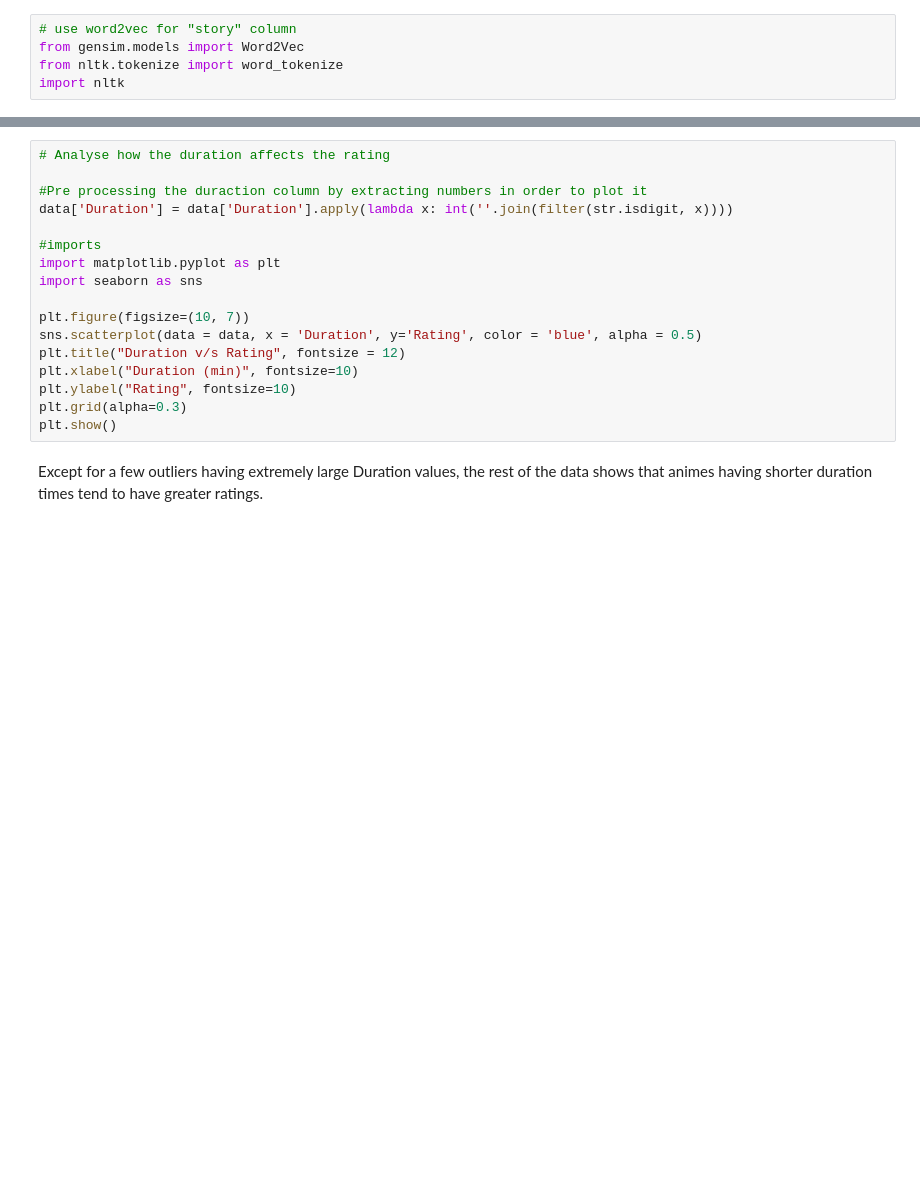
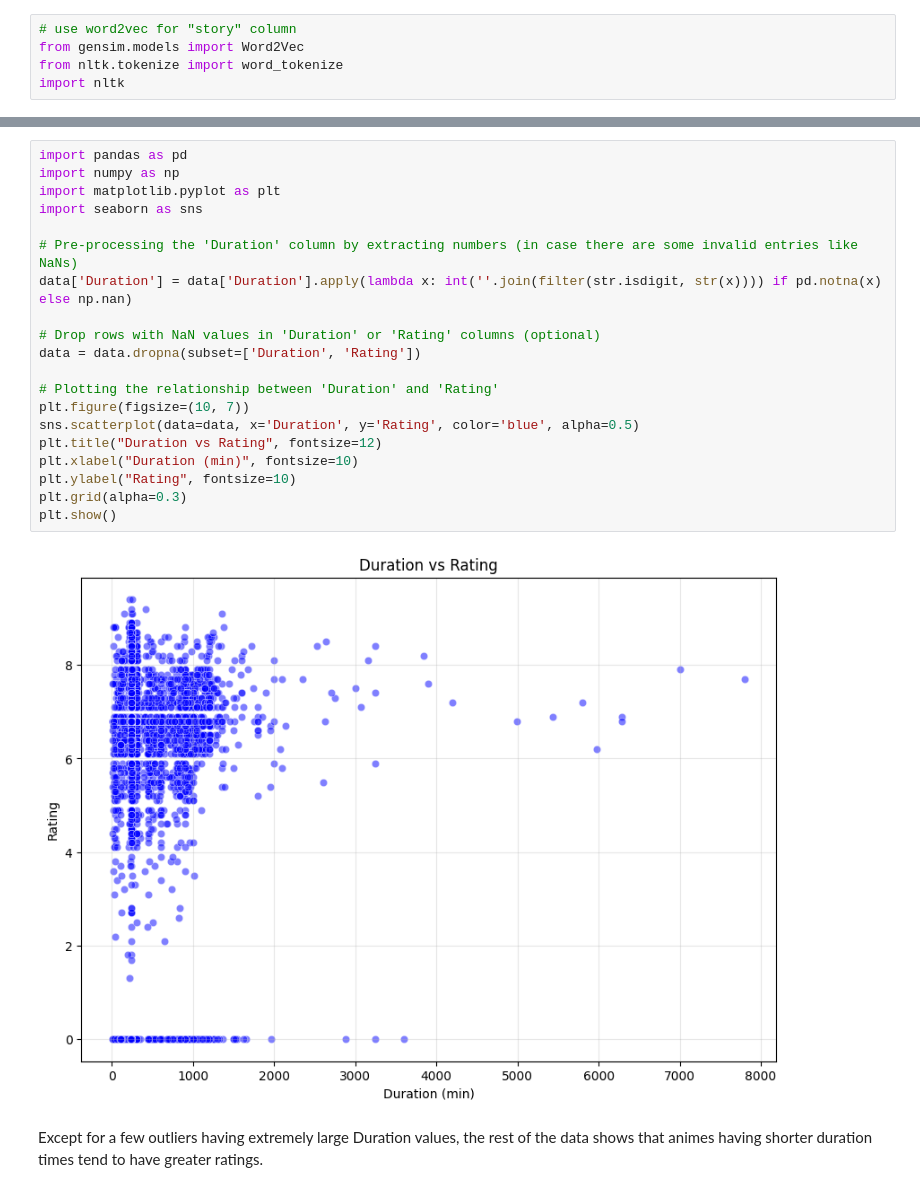
Before and after one commit to Khushboo-Verma2004/AI-ML-2, a Jupyter notebook: Anime Data Analysis and Prediction/Anime_Rating_prediction.ipynb, the cells around one changed output, grey strips where cells are left out. Cells and saved outputs as stored; diff of their text form; blank space fills up the shorter version.

```diff
--- a/Anime Data Analysis and Prediction/Anime_Rating_prediction.ipynb
+++ b/Anime Data Analysis and Prediction/Anime_Rating_prediction.ipynb
@@ -136,20 +149,25 @@ plt.show()
 # %%
-# Analyse how the duration affects the rating
-
-#Pre processing the duraction column by extracting numbers in order to plot it
-data['Duration'] = data['Duration'].apply(lambda x: int(''.join(filter(str.isdigit, x))))
-
-#imports
+import pandas as pd
+import numpy as np
 import matplotlib.pyplot as plt
 import seaborn as sns
 
+# Pre-processing the 'Duration' column by extracting numbers (in case there are some invalid entries like NaNs)
+data['Duration'] = data['Duration'].apply(lambda x: int(''.join(filter(str.isdigit, str(x)))) if pd.notna(x) else np.nan)
+
+# Drop rows with NaN values in 'Duration' or 'Rating' columns (optional)
+data = data.dropna(subset=['Duration', 'Rating'])
+
+# Plotting the relationship between 'Duration' and 'Rating'
 plt.figure(figsize=(10, 7))
-sns.scatterplot(data = data, x = 'Duration', y='Rating', color = 'blue', alpha = 0.5)
-plt.title("Duration v/s Rating", fontsize = 12)
+sns.scatterplot(data=data, x='Duration', y='Rating', color='blue', alpha=0.5)
+plt.title("Duration vs Rating", fontsize=12)
 plt.xlabel("Duration (min)", fontsize=10)
 plt.ylabel("Rating", fontsize=10)
 plt.grid(alpha=0.3)
 plt.show()
+# %% [output]
+[figure, added]
 # %% [markdown]
 Except for a few outliers having extremely large Duration values, the rest of the data shows that animes having shorter duration times tend to have greater ratings.
 # %%
```
Also changed, not shown: parts of 10 cells of this notebook.
